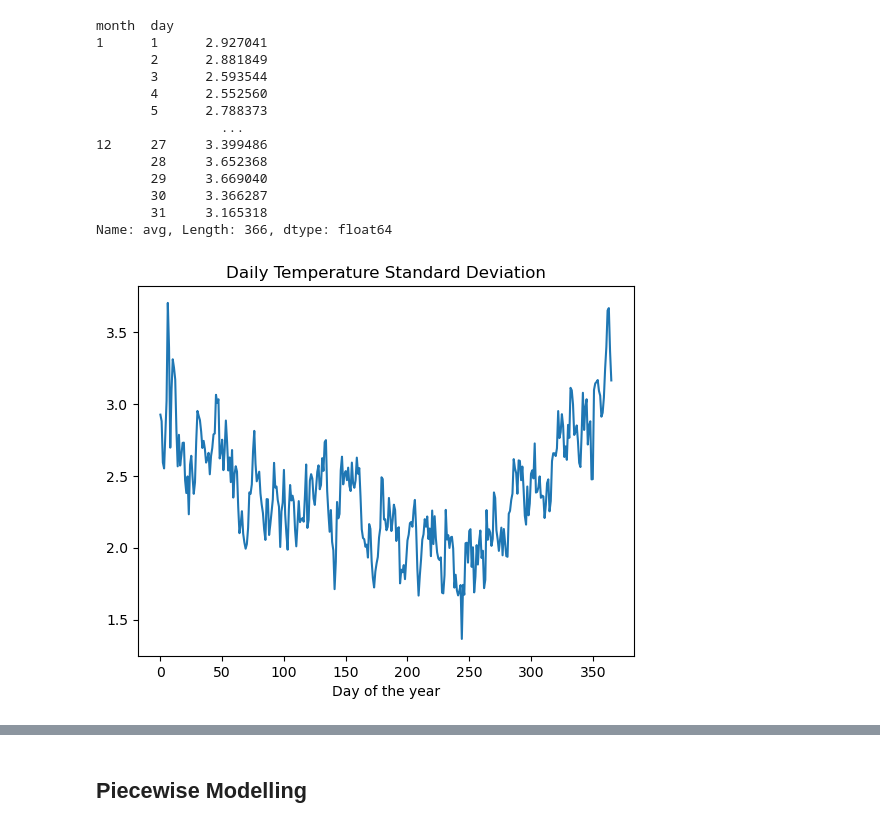
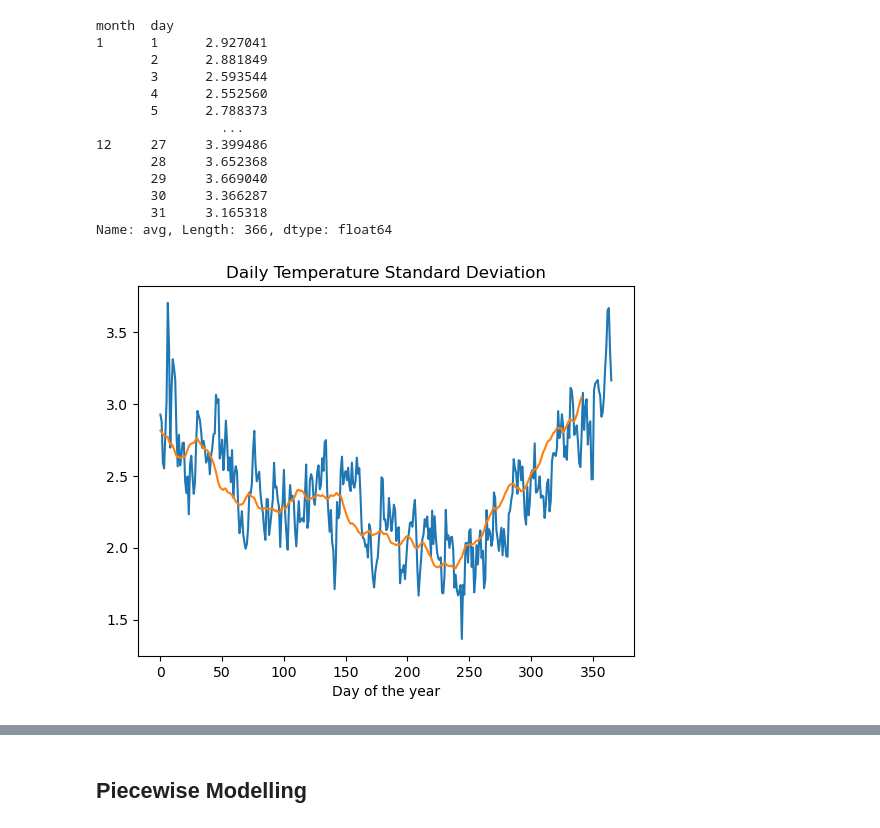
Before and after one commit to shixuejun/Weather-Derivative-UROP, a Jupyter notebook: src/modelling/volatility_modelling.ipynb, the cells around one changed output, grey strips where cells are left out. Cells and saved outputs as stored; diff of their text form; code cells hidden in the pictures.

```diff
--- a/src/modelling/volatility_modelling.ipynb
+++ b/src/modelling/volatility_modelling.ipynb
@@ -71,9 +76,15 @@ month  day
        31     3.165318
 Name: avg, Length: 366, dtype: float64
 # %%
+def moving_average(data, window_size):
+    """Calculate the moving average of a 1D numpy array."""
+    return np.convolve(data, np.ones(window_size)/window_size, mode='valid')
+
+
 plt.plot(std_by_day.values)
+plt.plot(moving_average(std_by_day.values, 25))
 plt.title("Daily Temperature Standard Deviation")
 plt.xlabel("Day of the year")
 plt.show()
 # %% [output]
-[figure, old version]
+[figure, new version]
```
Also changed, not shown: parts of 33 cells of this notebook, 14 other files.
